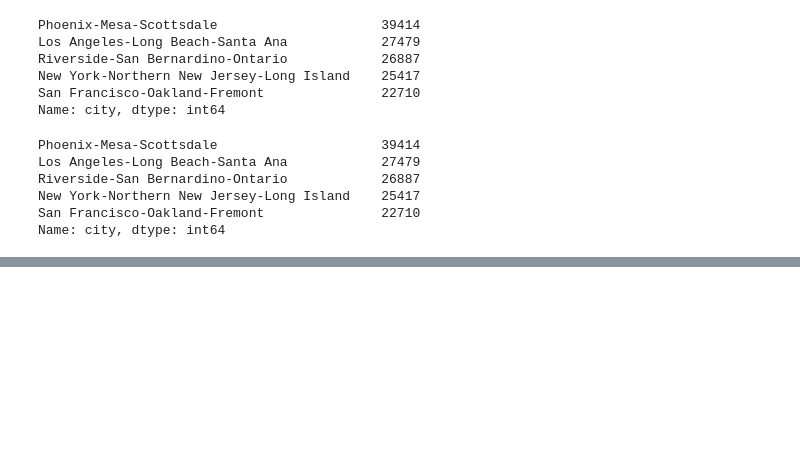
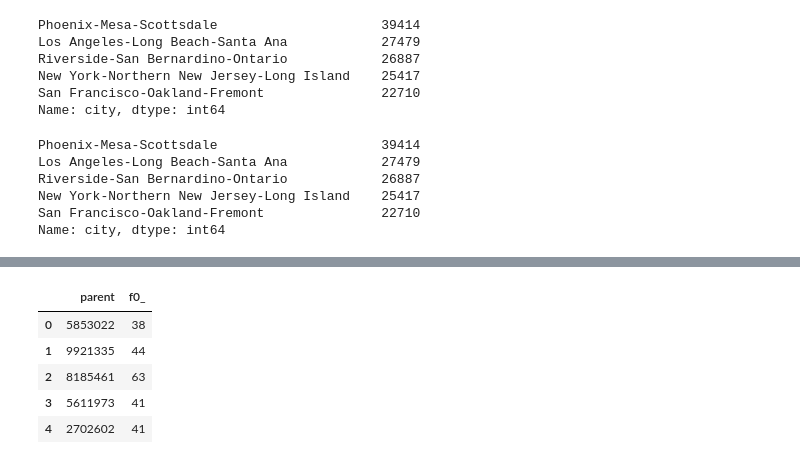
Before and after one commit to NuwanUdara/Kaggle-Mysql, a Jupyter notebook: sketch1.ipynb, the cells around one changed output, grey strips where cells are left out. Cells and saved outputs as stored; diff of their text form; code cells hidden in the pictures; blank space fills up the shorter version.

```diff
--- a/sketch1.ipynb
+++ b/sketch1.ipynb
@@ -220,0 +269,26 @@ job_post_scores.score.mean()
+# %%
+# Query to select comments that received more than 10 replies
+query_popular = """
+                SELECT parent, COUNT(id)
+                FROM `bigquery-public-data.hacker_news.comments`
+                GROUP BY parent
+                HAVING COUNT(id) > 10
+                """
+# %%
+# Set up the query (cancel the query if it would use too much of
+# your quota, with the limit set to 10 GB)
+safe_config = bigquery.QueryJobConfig(maximum_bytes_billed=10**10)
+query_job = client.query(query_popular, job_config=safe_config)
+
+# API request - run the query, and convert the results to a pandas DataFrame
+popular_comments = query_job.to_dataframe()
+
+# Print the first five rows of the DataFrame
+popular_comments.head()
+# %% [output]
+|  | parent | f0_ |
+| 0 | 5853022 | 38 |
+| 1 | 9921335 | 44 |
+| 2 | 8185461 | 63 |
+| 3 | 5611973 | 41 |
+| 4 | 2702602 | 41 |
```
Also changed, not shown: parts of 10 cells of this notebook.
